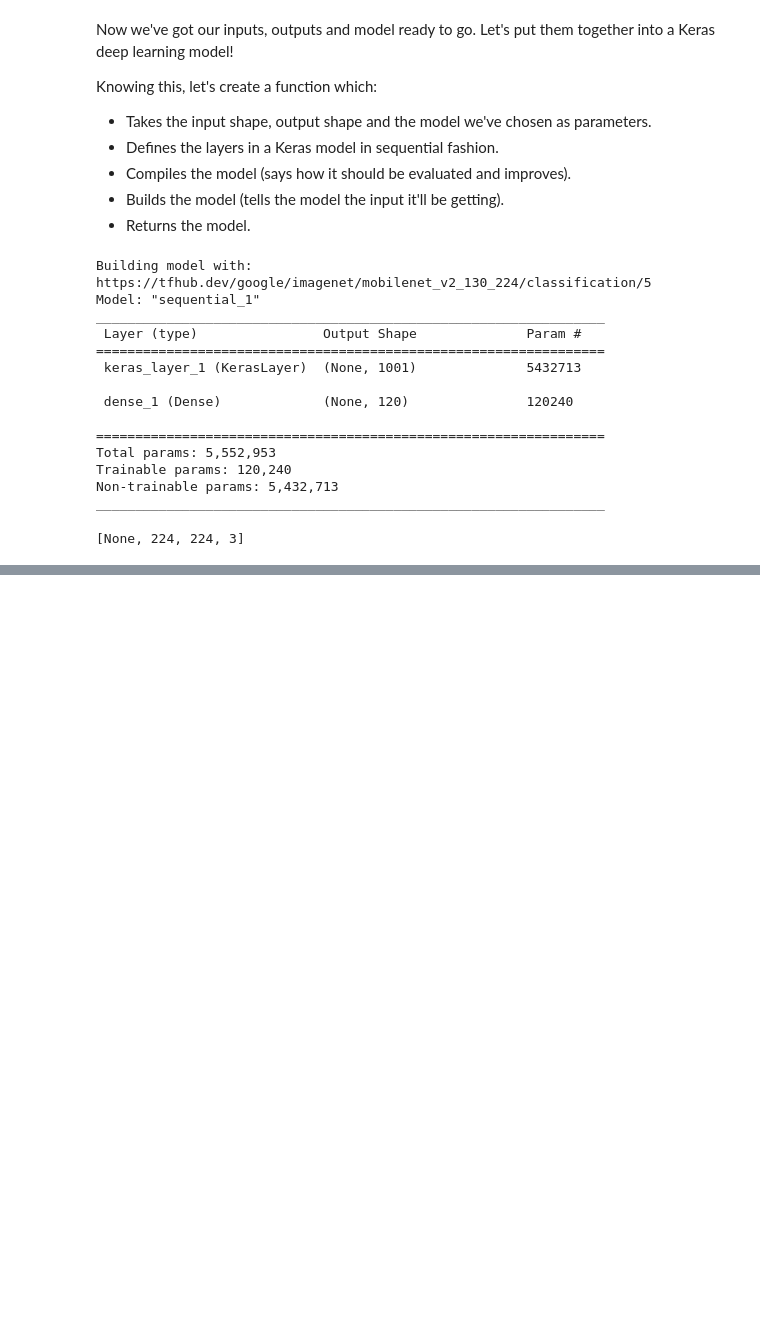
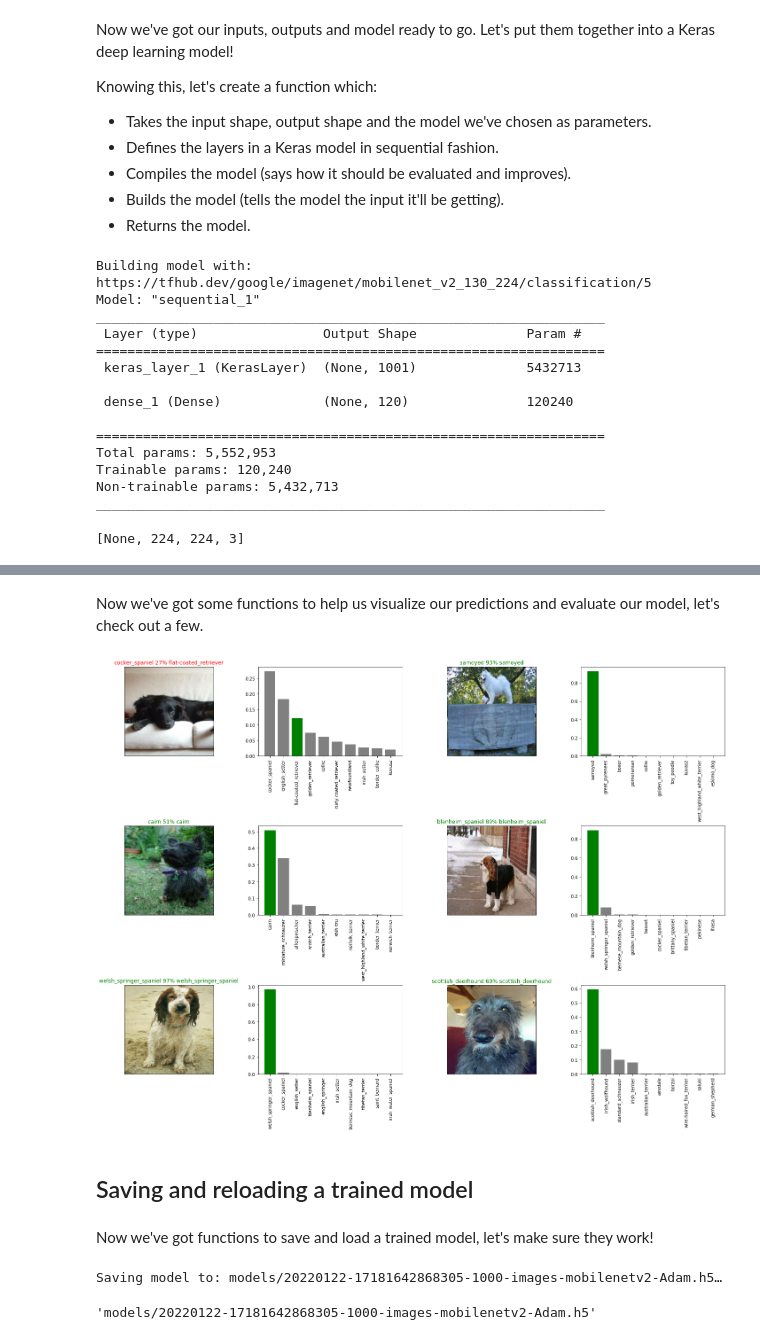
Before and after one commit to denishartl/dog-breed-detection, a Jupyter notebook: end-to-end-dog-vision.ipynb, the cells around one changed output, grey strips where cells are left out. Drawn from its saved outputs; the diff is of its cells as text; code cells hidden in the pictures; blank space fills up the shorter version.

```diff
--- a/end-to-end-dog-vision.ipynb
+++ b/end-to-end-dog-vision.ipynb
@@ -567,0 +759,19 @@ INPUT_SHAPE
+# %%
+# Create a function to unbatch a batch dataset
+def unbatchify(batch_dataset):
+    """
+    Takes a batches dataset of (image, label) Tensors and returns separate arrays of images and labels.
+    """
+    unbatched_images = []
+    unbatches_labels = []
+
+    # Loop through unbatched data
+    for image, label in batch_dataset.unbatch().as_numpy_iterator():
+        unbatched_images.append(image)
+        unbatches_labels.append(unique_breeds[np.argmax(label)])
+
+    return unbatched_images, unbatches_labels
+
+# Unbatchify the validation data
+val_images, val_labels = unbatchify(val_data)
+val_images[0], val_labels[0]
@@ -567,0 +890,28 @@ INPUT_SHAPE
+# %% [markdown]
+Now we've got some functions to help us visualize our predictions and evaluate our model, let's check out a few.
+# %%
+# Let's check out a few predictions and their different values
+i_multiplier = 20
+num_rows = 3
+num_cols = 2
+num_images = num_rows * num_cols
+plt.figure(figsize=(10*num_cols, 5*num_rows))
+
+for i in range(num_images):
+    plt.subplot(num_rows, 2*num_cols, 2*i+1)
+    plot_pred(prediction_probabilities=predictions,
+              labels=val_labels,
+              images=val_images,
+              n=i+i_multiplier)
+
+    plt.subplot(num_rows, 2*num_cols, 2*i+2)
+    plot_pred_conf(prediction_probabilites=predictions,
+                   labels=val_labels,
+                   n=i+i_multiplier)
+
+plt.tight_layout(h_pad=1.0)
+plt.show()
+# %% [output]
+[figure, added]
+# %% [markdown]
+## Saving and reloading a trained model
@@ -567,0 +941,8 @@ INPUT_SHAPE
+# %% [markdown]
+Now we've got functions to save and load a trained model, let's make sure they work!
+# %%
+# Save our model trained on 1000 images
+save_model(model, suffix="1000-images-mobilenetv2-Adam")
+# %% [output]
+Saving model to: models/20220122-17181642868305-1000-images-mobilenetv2-Adam.h5…
+'models/20220122-17181642868305-1000-images-mobilenetv2-Adam.h5'
```
Also changed, not shown: parts of 52 cells of this notebook, 11 other files.
